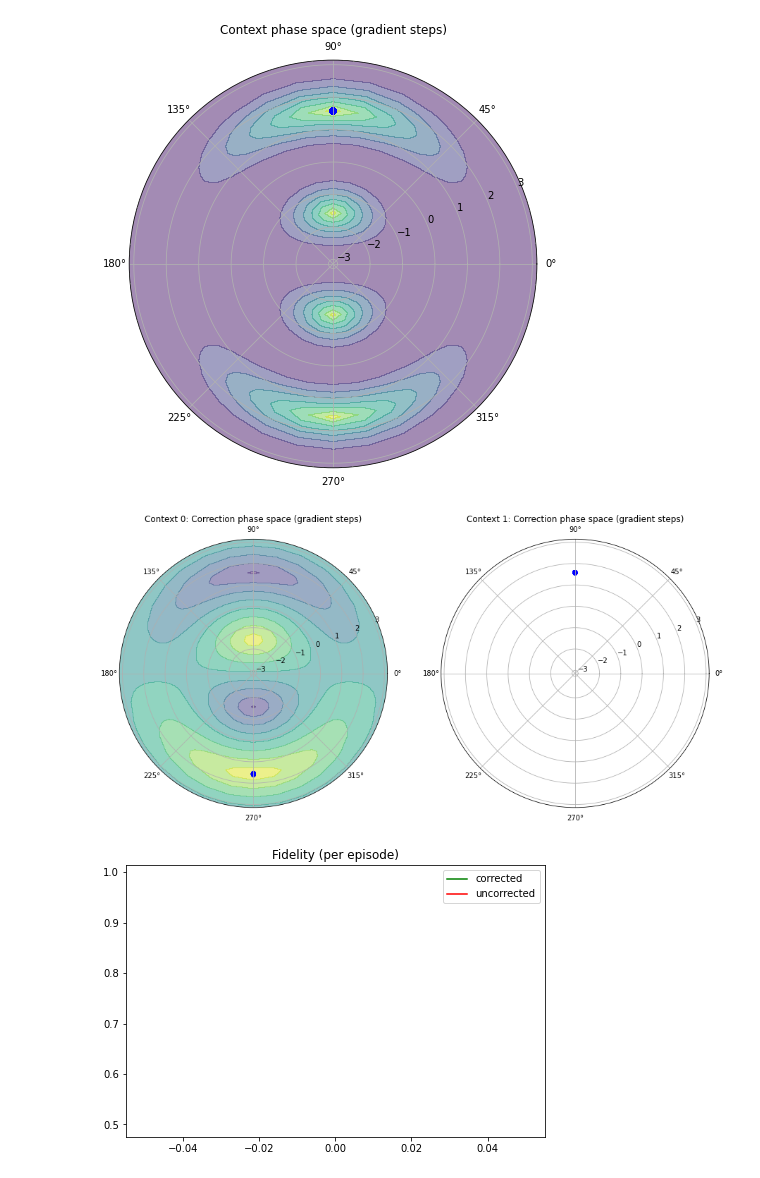
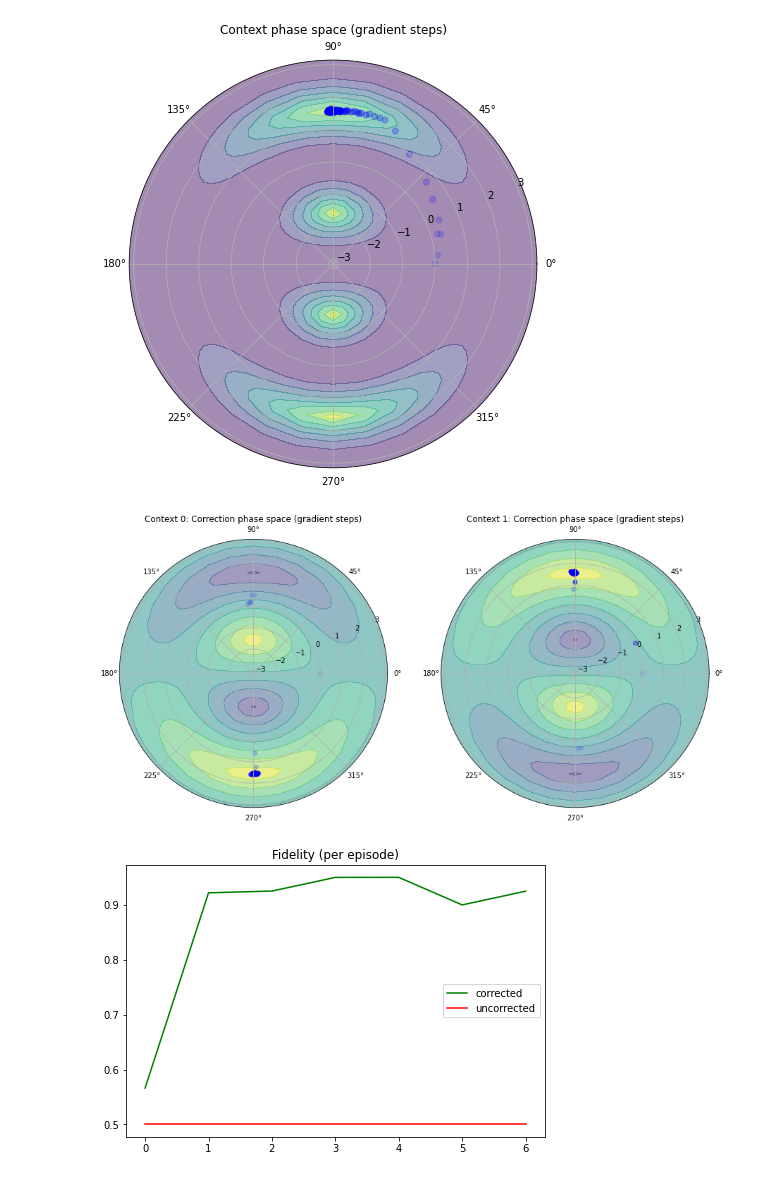
Before and after one commit to farice/SpectatorQubits, a Jupyter notebook: MAB-continuous-analytic-arbitrary-axis.ipynb, the cells around one changed output. Drawn from its saved outputs; the diff is of its cells as text; code cells hidden in the pictures.

Commit message:
reduce spectator load

```diff
--- a/MAB-continuous-analytic-arbitrary-axis.ipynb
+++ b/MAB-continuous-analytic-arbitrary-axis.ipynb
@@ -294,7 +294,7 @@ class Analytic2D:
         self.control_fidelity.append(fidelity)
 # %%
 M = 100
-BATCH_SIZE = 1
+BATCH_SIZE = 10
 
 MU = 0
 SIGMA = np.pi / 4
@@ -309,7 +309,7 @@ error_samples = np.random.choice([-np.pi/2, np.pi / 2], M)
 # - states are given in terms of a #context_spectators bit measurement outcomes
 # - continuous action space is given by ([-pi, pi], smoothing parameter, contextual_measurement_bias) i.e. \U(1) \times U(1) \times U(1)
 env = SpectatorEnvContinuousV2(error_samples, batch_size=BATCH_SIZE,
-                               num_context_spectators=1200, num_reward_spectators=1200,
+                               num_context_spectators=24, num_reward_spectators=24,
                                context_sensitivity=1.0, reward_sensitivity=1.0)
 # %%
 def extract_theta_phi(single_qubit_gate):
@@ -348,9 +348,9 @@ start = timer()
 
 md = Analytic2D(env, initial_gamma=1.0, context_eta=np.pi / 8,
                 correction_eta=np.pi / 8, context_theta_init=[0, 0,
-                                                               np.pi/2],
-                correction_theta_init=[[0, 0, -np.pi/2],
-                                       [0, 0, np.pi/2]])
+                                                               0],
+                correction_theta_init=[[0, 0, 0],
+                                       [0, 0, 0]])
 
 episode_fidelity = []
 control_fidelity = []
@@ -452,3 +452,3 @@ env.close()
-[figure, old version]
+[figure, new version]
-[figure, old version]
+[figure, new version]
-[figure, old version]
+[figure, new version]
```
Also changed, not shown: parts of 2 cells of this notebook.
